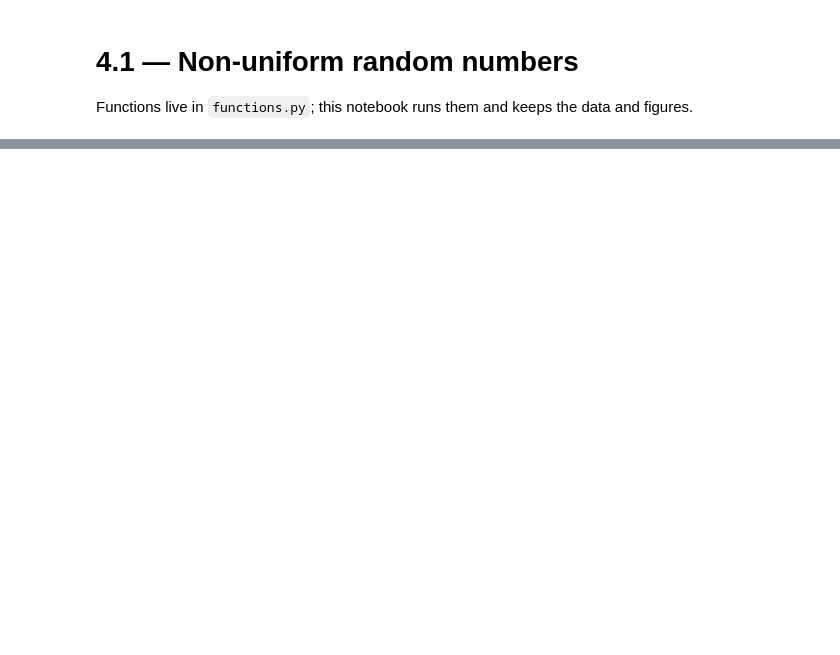
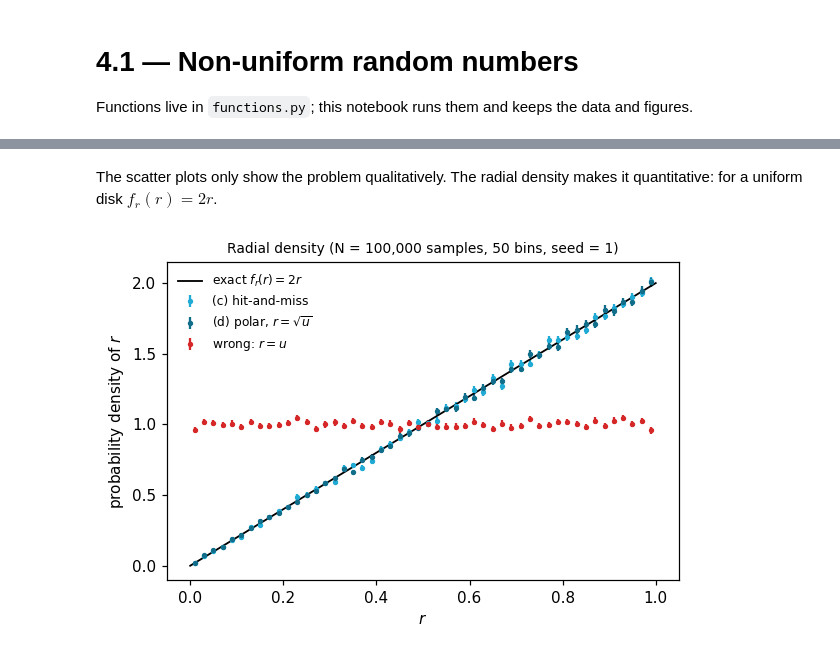
Before and after one commit to MathiMuts/Advanced-Monte-Carlo, a Jupyter notebook: Exercises/4.01-non-uniform-random-numbers/code.ipynb, the cells around one changed output, grey strips where cells are left out. Saved outputs shown, nothing was run; the diff lists cells and outputs as text; code cells hidden in the pictures; blank space fills up the shorter version.

```diff
--- a/Exercises/4.01-non-uniform-random-numbers/code.ipynb
+++ b/Exercises/4.01-non-uniform-random-numbers/code.ipynb
@@ -26,0 +151,22 @@ rng = np.random.default_rng(SEED)
+# %% [markdown]
+The scatter plots only show the problem qualitatively. The radial density makes it quantitative: for a uniform disk $f_r(r) = 2r$.
+# %%
+fig, ax = plt.subplots(figsize=(5.5, 3.8))
+for (x, y), label, colour in [((x_hm, y_hm), "(c) hit-and-miss", KUL_BLUES[0]),
+                              ((x_pol, y_pol), r"(d) polar, $r=\sqrt{u}$", KUL_BLUES[2]),
+                              ((x_naive, y_naive), r"wrong: $r=u$", "tab:red")]:
+    r = np.sqrt(x**2 + y**2)
+    centres, density, error, _ = density_histogram(r, BINS, (0, 1))
+    ax.errorbar(centres, density, yerr=error, fmt="o", ms=2.5, color=colour, label=label)
+
+r_line = np.linspace(0, 1, 100)
+ax.plot(r_line, 2 * r_line, "k", lw=1.2, label="exact $f_r(r) = 2r$")
+ax.set_xlabel("$r$")
+ax.set_ylabel("probability density of $r$")
+ax.set_title(f"Radial density ({info})", fontsize=9)
+ax.legend(frameon=False, fontsize=8)
+fig.tight_layout()
+save_figure(fig, "cd_radial_density")
+plt.show()
+# %% [output]
+[figure, added]
```
Also changed, not shown: parts of 17 cells of this notebook, 11 other files.
